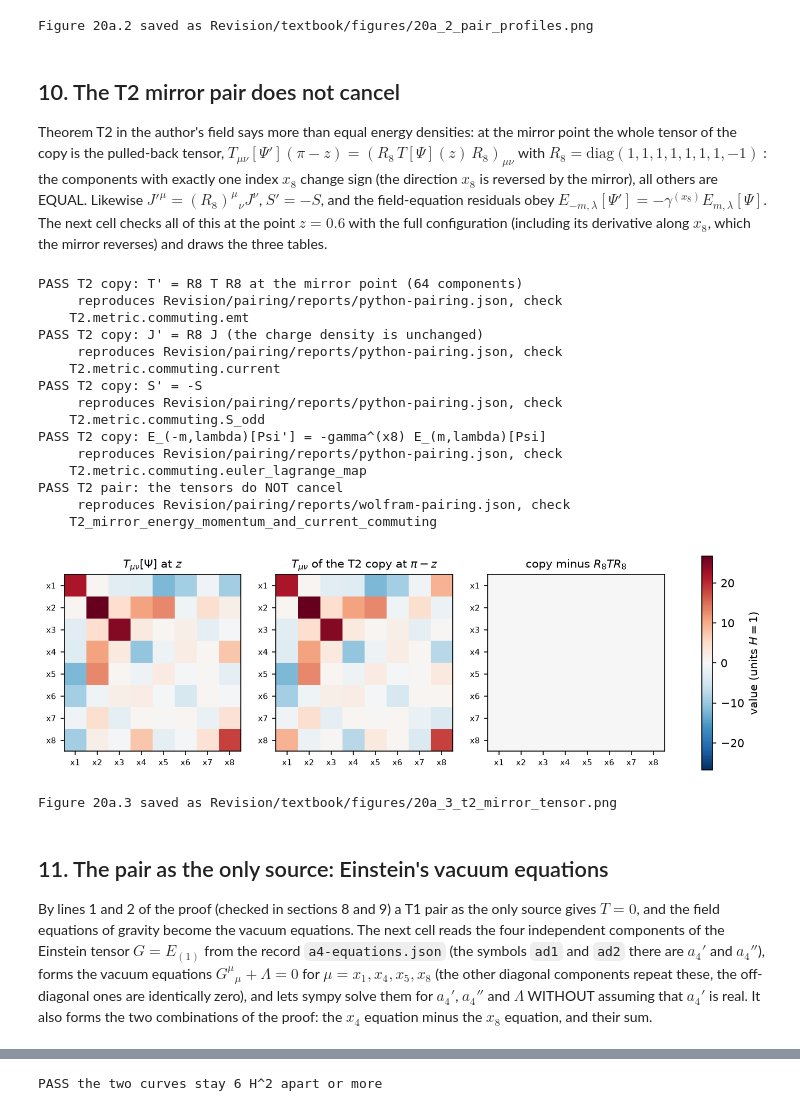
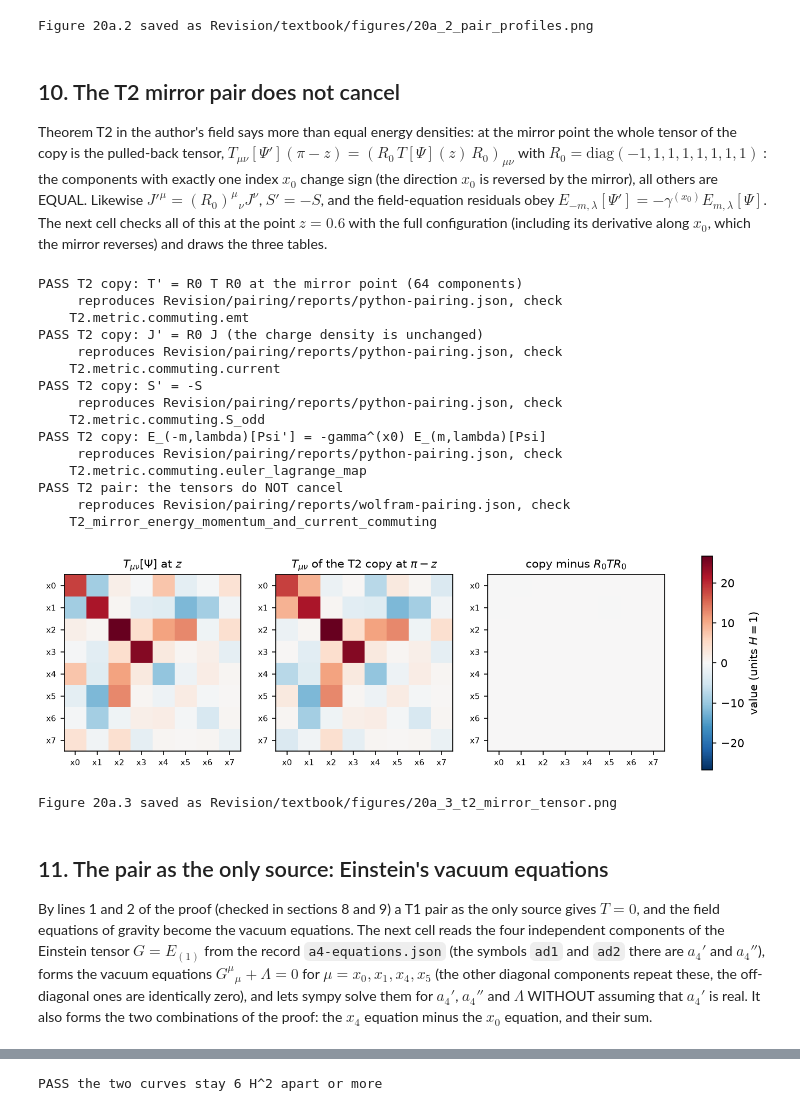
Before and after one commit to once-ere/Dirac_claude, a Jupyter notebook: Revision/textbook/notebooks/20a_c1_zero_source.ipynb, the cells around one changed output, grey strips where cells are left out. Cells and saved outputs as stored; diff of their text form; code cells hidden in the pictures.

```diff
--- a/Revision/textbook/notebooks/20a_c1_zero_source.ipynb
+++ b/Revision/textbook/notebooks/20a_c1_zero_source.ipynb
@@ -1209,20 +1211,20 @@ rho, charge = {"one": [], "T1": [], "T2": []}, {"one": [], "T1": [], "T2": []}
 for z_value in z_patch:
     field = psi + 0.3 * (np.pi / 2 - z_value) ** 2 * psi_1  # Psi(z)
     slopes_here = [row.copy() for row in dpsi]  # the derivatives along x1 .. x7
-    slopes_here[7] = -3.6 * (np.pi / 2 - z_value) * psi_1  # 6 H dPsi/dz, H = 1
-    mirror_slopes = [R8_SIGNS[mu] * (gamma_num[7] @ slopes_here[mu])
-                     for mu in range(8)]  # the mirror reverses d/dx8
+    slopes_here[0] = -3.6 * (np.pi / 2 - z_value) * psi_1  # 6 H dPsi/dz, H = 1
+    mirror_slopes = [R0_SIGNS[mu] * (gamma_num[0] @ slopes_here[mu])
+                     for mu in range(8)]  # the mirror reverses d/dx0
     here = geometry_at(1, z_value, A4_0, 1.0)
     there = geometry_at(-1, np.pi - z_value, A4_0, 1.0)  # the mirror point
     results = {
         "one": bilinears(here, field, slopes_here, M0, LAM0),
         "T1": bilinears(here, Gamma_num @ field,
                         [Gamma_num @ row for row in slopes_here], -M0, -LAM0),
-        "T2": bilinears(there, gamma_num[7] @ field, mirror_slopes, -M0, LAM0),
+        "T2": bilinears(there, gamma_num[0] @ field, mirror_slopes, -M0, LAM0),
     }
     for key, result in results.items():
-        rho[key].append(-result["T"][3, 3])  # rho = -T_x4x4
-        charge[key].append(result["J"][3])  # J^x4
+        rho[key].append(-result["T"][4, 4])  # rho = -T_x4x4
+        charge[key].append(result["J"][4])  # J^x4
 rho = {key: np.array(values) for key, values in rho.items()}
 charge = {key: np.array(values) for key, values in charge.items()}
 size = max(np.abs(rho["one"]).max(), np.abs(charge["one"]).max())
@@ -1249,10 +1251,10 @@ for ax, data, label in ((axes[0], rho, "energy density $\\rho$"),
     ax.plot(z_patch, data["one"] + data["T1"], color="black", linewidth=2.0,
             label="T1 pair: sum")
     ax.plot(np.pi - z_patch, data["T2"], color="tab:green",
-            label="T2 copy $\\gamma^{(x_8)}\\Psi$, $(-m, \\lambda)$")
+            label="T2 copy $\\gamma^{(x_0)}\\Psi$, $(-m, \\lambda)$")
     ax.axvline(np.pi / 2, color="grey", linestyle=":", linewidth=1.5)
     ax.text(np.pi / 2, ax.get_ylim()[1], " brane", va="top", fontsize=8)
-    ax.set_xlabel("hidden coordinate $z = 6Hx_8$")
+    ax.set_xlabel("hidden coordinate $z = 6Hx_0$")
     ax.set_ylabel(label + " (units $H = 1$)")
 handles, names = axes[0].get_legend_handles_labels()
 fig.legend(handles, names, loc="lower center", ncol=4, fontsize=8.5,
@@ -1269,7 +1271,7 @@ save_figure(fig, "pair_profiles",
             "the patch (blue), "
             "its T1 partner $\\Gamma\\Psi$ with $(-m, -\\lambda)$ (red dashed) and "
             "their sum (black, zero everywhere), and the T2 mirror copy "
-            "$\\gamma^{(x_8)}\\Psi$ with $(-m, \\lambda)$ on the mirror patch "
+            "$\\gamma^{(x_0)}\\Psi$ with $(-m, \\lambda)$ on the mirror patch "
             "(green). The T1 partner is the blue curve reflected in the horizontal "
             "axis; the T2 copy is the blue curve reflected in the vertical line of "
             "the brane, with the same sign: T1 pairs cancel, T2 pairs add.")
@@ -1281,30 +1283,30 @@ Figure 20a.2 saved as Revision/textbook/figures/20a_2_pair_profiles.png
 
 Theorem T2 in the author's field says more than equal energy densities: at the
 mirror point the whole tensor of the copy is the pulled-back tensor,
-$T_{\mu\nu}[\Psi'](\pi - z) = (R_8\,T[\Psi](z)\,R_8)_{\mu\nu}$ with $R_8 =
-\mathrm{diag}(1,1,1,1,1,1,1,-1)$: the components with exactly one index $x_8$
-change sign (the direction $x_8$ is reversed by the mirror), all others are EQUAL.
-Likewise $J'^\mu = (R_8)^\mu{}_\nu J^\nu$, $S' = -S$, and the field-equation
-residuals obey $E_{-m,\lambda}[\Psi'] = -\gamma^{(x_8)}E_{m,\lambda}[\Psi]$. The
+$T_{\mu\nu}[\Psi'](\pi - z) = (R_0\,T[\Psi](z)\,R_0)_{\mu\nu}$ with $R_0 =
+\mathrm{diag}(-1,1,1,1,1,1,1,1)$: the components with exactly one index $x_0$
+change sign (the direction $x_0$ is reversed by the mirror), all others are EQUAL.
+Likewise $J'^\mu = (R_0)^\mu{}_\nu J^\nu$, $S' = -S$, and the field-equation
+residuals obey $E_{-m,\lambda}[\Psi'] = -\gamma^{(x_0)}E_{m,\lambda}[\Psi]$. The
 next cell checks all of this at the point $z = 0.6$ with the full configuration
-(including its derivative along $x_8$, which the mirror reverses) and draws the
+(including its derivative along $x_0$, which the mirror reverses) and draws the
 three tables.
 # %%
-R8 = np.array(R8_SIGNS, dtype=float)  # the reflection R8 of the x8 direction
-mirror_dpsi = [R8[mu] * (gamma_num[7] @ dpsi[mu]) for mu in range(8)]
-copy = bilinears(geometry_at(-1, np.pi - Z0, A4_0, 1.0), gamma_num[7] @ psi,
+R0 = np.array(R0_SIGNS, dtype=float)  # the reflection R0 of the x0 direction
+mirror_dpsi = [R0[mu] * (gamma_num[0] @ dpsi[mu]) for mu in range(8)]
+copy = bilinears(geometry_at(-1, np.pi - Z0, A4_0, 1.0), gamma_num[0] @ psi,
                  mirror_dpsi, -M0, LAM0)  # the T2 copy at the mirror point
-pulled_back = np.outer(R8, R8) * one["T"]  # R8 T R8
+pulled_back = np.outer(R0, R0) * one["T"]  # R0 T R0
 reproduces(np.abs(copy["T"] - pulled_back).max() < 1e-10 * scale,
-           "T2 copy: T' = R8 T R8 at the mirror point (64 components)",
+           "T2 copy: T' = R0 T R0 at the mirror point (64 components)",
            PAIR_PY, "T2.metric.commuting.emt")
-reproduces(np.abs(copy["J"] - R8 * one["J"]).max() < 1e-10 * scale,
-           "T2 copy: J' = R8 J (the charge density is unchanged)",
+reproduces(np.abs(copy["J"] - R0 * one["J"]).max() < 1e-10 * scale,
+           "T2 copy: J' = R0 J (the charge density is unchanged)",
            PAIR_PY, "T2.metric.commuting.current")
 reproduces(abs(copy["S"] + one["S"]) < 1e-10 * scale, "T2 copy: S' = -S",
            PAIR_PY, "T2.metric.commuting.S_odd")
-reproduces(np.abs(copy["E"] + gamma_num[7] @ one["E"]).max() < 1e-10 * scale,
-           "T2 copy: E_(-m,lambda)[Psi'] = -gamma^(x8) E_(m,lambda)[Psi]",
+reproduces(np.abs(copy["E"] + gamma_num[0] @ one["E"]).max() < 1e-10 * scale,
+           "T2 copy: E_(-m,lambda)[Psi'] = -gamma^(x0) E_(m,lambda)[Psi]",
            PAIR_PY, "T2.metric.commuting.euler_lagrange_map")
 reproduces(np.abs(copy["T"] + one["T"]).max() > 0.1 * scale,
            "T2 pair: the tensors do NOT cancel",
@@ -1312,43 +1314,43 @@ reproduces(np.abs(copy["T"] + one["T"]).max() > 0.1 * scale,
 fig, axes = plt.subplots(1, 3, figsize=(12.0, 4.3))
 panels = ((one["T"], "$T_{\\mu\\nu}[\\Psi]$ at $z$"),
           (copy["T"], "$T_{\\mu\\nu}$ of the T2 copy at $\\pi - z$"),
-          (copy["T"] - pulled_back, "copy minus $R_8TR_8$"))
+          (copy["T"] - pulled_back, "copy minus $R_0TR_0$"))
 for ax, (values, title) in zip(axes, panels):
     image = ax.imshow(values, cmap="RdBu_r", vmin=-scale, vmax=scale)
     ax.set_xticks(range(8))
     ax.set_xticklabels(NAMES, fontsize=7)
     ax.set_yticks(range(8))
     ax.set_yticklabels(NAMES, fontsize=7)
     ax.grid(False)
     ax.set_title(title, fontsize=10)
 fig.colorbar(image, ax=list(axes), shrink=0.8, label="value (units $H = 1$)")
 save_figure(fig, "t2_mirror_tensor",
             "Left: the energy-momentum tensor $T_{\\mu\\nu}$ of the configuration "
             "$\\Psi$ with $(m, \\lambda) = (2, 1/2)$ at $z = 0.6$ on the patch "
-            "(rows and columns $x_1$ to $x_8$, units $H = 1$). Middle: the tensor "
-            "of its T2 mirror copy $\\gamma^{(x_8)}\\Psi$ with $(-m, \\lambda)$ at "
+            "(rows and columns $x_0$ to $x_7$, units $H = 1$). Middle: the tensor "
+            "of its T2 mirror copy $\\gamma^{(x_0)}\\Psi$ with $(-m, \\lambda)$ at "
             "the mirror point $z = \\pi - 0.6$. The two tables are equal except "
-            "for the last row and column, whose off-diagonal entries (one index "
-            "$x_8$) change sign. Right: the copy minus $R_8TR_8$, zero everywhere. "
+            "for the first row and column, whose off-diagonal entries (one index "
+            "$x_0$) change sign. Right: the copy minus $R_0TR_0$, zero everywhere. "
             "Unlike the T1 partner, the mirror copy carries the SAME energy, so "
             "the T2 pair has twice the source of one member.")
 # %% [output]
-PASS T2 copy: T' = R8 T R8 at the mirror point (64 components)
+PASS T2 copy: T' = R0 T R0 at the mirror point (64 components)
      reproduces Revision/pairing/reports/python-pairing.json, check
     T2.metric.commuting.emt
-PASS T2 copy: J' = R8 J (the charge density is unchanged)
+PASS T2 copy: J' = R0 J (the charge density is unchanged)
      reproduces Revision/pairing/reports/python-pairing.json, check
     T2.metric.commuting.current
 PASS T2 copy: S' = -S
      reproduces Revision/pairing/reports/python-pairing.json, check
     T2.metric.commuting.S_odd
-PASS T2 copy: E_(-m,lambda)[Psi'] = -gamma^(x8) E_(m,lambda)[Psi]
+PASS T2 copy: E_(-m,lambda)[Psi'] = -gamma^(x0) E_(m,lambda)[Psi]
      reproduces Revision/pairing/reports/python-pairing.json, check
     T2.metric.commuting.euler_lagrange_map
 PASS T2 pair: the tensors do NOT cancel
      reproduces Revision/pairing/reports/wolfram-pairing.json, check
     T2_mirror_energy_momentum_and_current_commuting
-[figure, old version]
+[figure, new version]
 Figure 20a.3 saved as Revision/textbook/figures/20a_3_t2_mirror_tensor.png
 # %% [markdown]
 ## 11. The pair as the only source: Einstein's vacuum equations
@@ -1358,11 +1360,11 @@ source gives $T = 0$, and the field equations of gravity become the vacuum
 equations. The next cell reads the four independent components of the Einstein
 tensor $G = E_{(1)}$ from the record `a4-equations.json` (the symbols `ad1` and
 `ad2` there are $a_4'$ and $a_4''$), forms the vacuum equations
-$G^\mu{}_\mu + \Lambda = 0$ for $\mu = x_1, x_4, x_5, x_8$ (the other diagonal
+$G^\mu{}_\mu + \Lambda = 0$ for $\mu = x_0, x_1, x_4, x_5$ (the other diagonal
 components repeat these, the off-diagonal ones are identically zero), and lets
 sympy solve them for $a_4'$, $a_4''$ and $\Lambda$ WITHOUT assuming that $a_4'$
 is real. It also forms the two combinations of the proof: the $x_4$ equation minus
-the $x_8$ equation, and their sum.
+the $x_0$ equation, and their sum.
 # %%
 record = read_json(A4_RECORD)
 ad1, ad2 = sp.symbols("ad1 ad2")  # a4' and a4'' (complex allowed)
```
Also changed, not shown: parts of 23 cells of this notebook, 15 other files.
